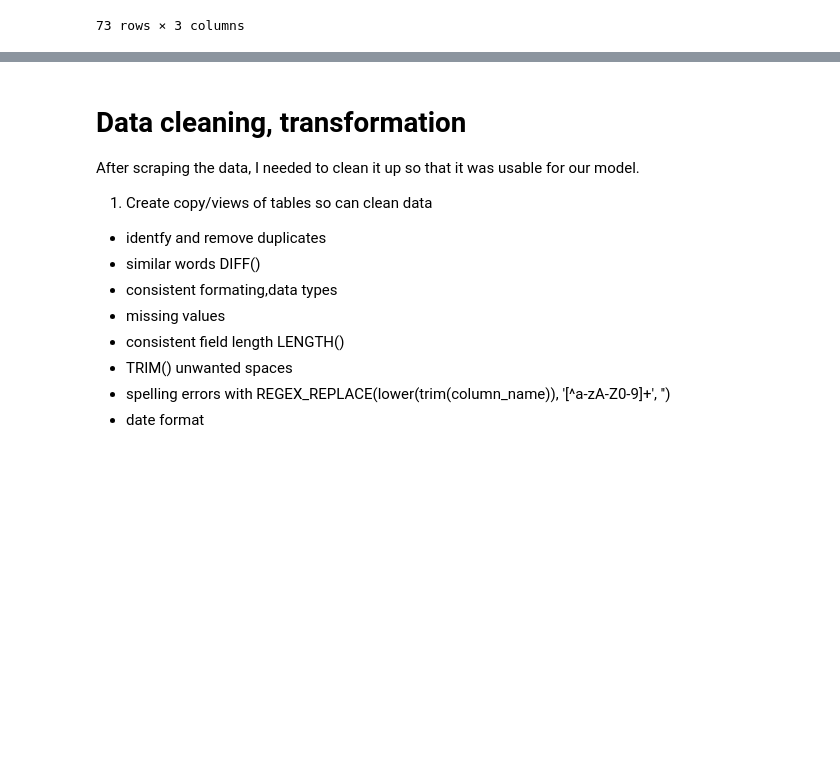
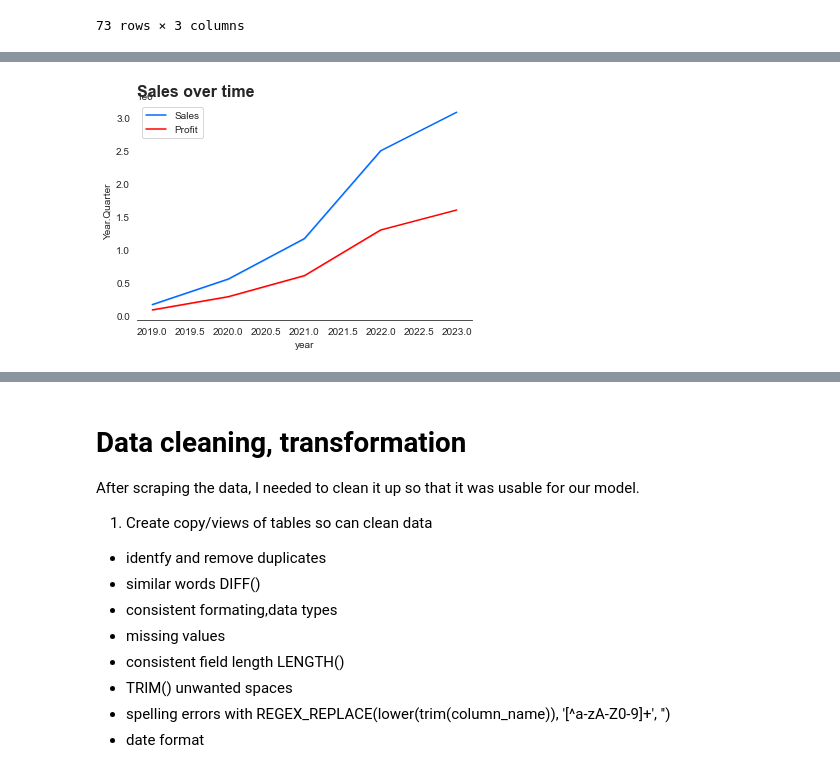
Before and after one commit to buttersaltpepper/Data-Analysis, a Jupyter notebook: project1.ipynb, the cells around one changed output, grey strips where cells are left out. Cells and saved outputs as stored; diff of their text form; code cells hidden in the pictures; blank space fills up the shorter version.

```diff
--- a/project1.ipynb
+++ b/project1.ipynb
@@ -43,14 +43,17 @@ The dataset has been collected from a large online retailer and represents a rea
 # %%
 # Data processing
 import pandas as pd
+import numpy as np
 
 # Visualizations
 import matplotlib.pyplot as plt
 import seaborn as sns
-
-plt.rcParams["figure.figsize"] = (10,6)
+plt.rcParams["figure.figsize"] = (8,5)
 plt.rcParams['axes.titleweight'] = 'bold'
 plt.rcParams['axes.titlesize'] = 16
+sns.set_style("white", {"axes.spines.right": False, "axes.spines.top": False, "axes.spines.left": False})
+sns.set_palette(['#0068ff'])
+
 # BigQuery API
 from google.cloud import bigquery
 import pandas_gbq
@@ -367,0 +163,9 @@ After gaining an understanding of the data contained in each table, I have ident
+# %%
+plt.title('Sales over time', loc='left')
+sns.lineplot(x=df.year, y=df.sales, label='Sales', ci=False)
+sns.lineplot(x=df.year, y=df.profit, color='red', label='Profit', ci=False)
+plt.ylabel('Sales')
+plt.ylabel('Year.Quarter')
+plt.legend();
+# %% [output]
+[figure, added]
```
Also changed, not shown: parts of 58 cells of this notebook.
